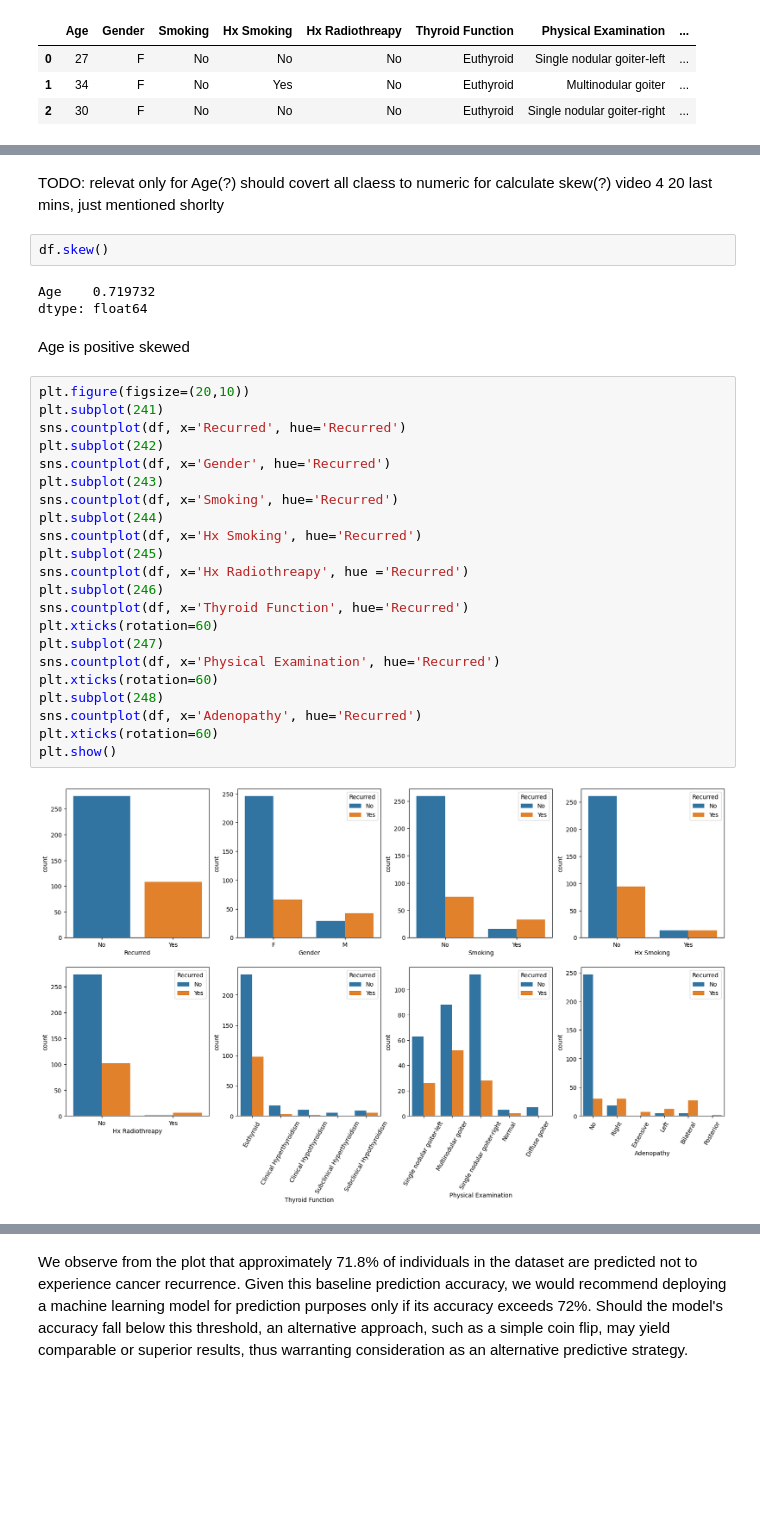
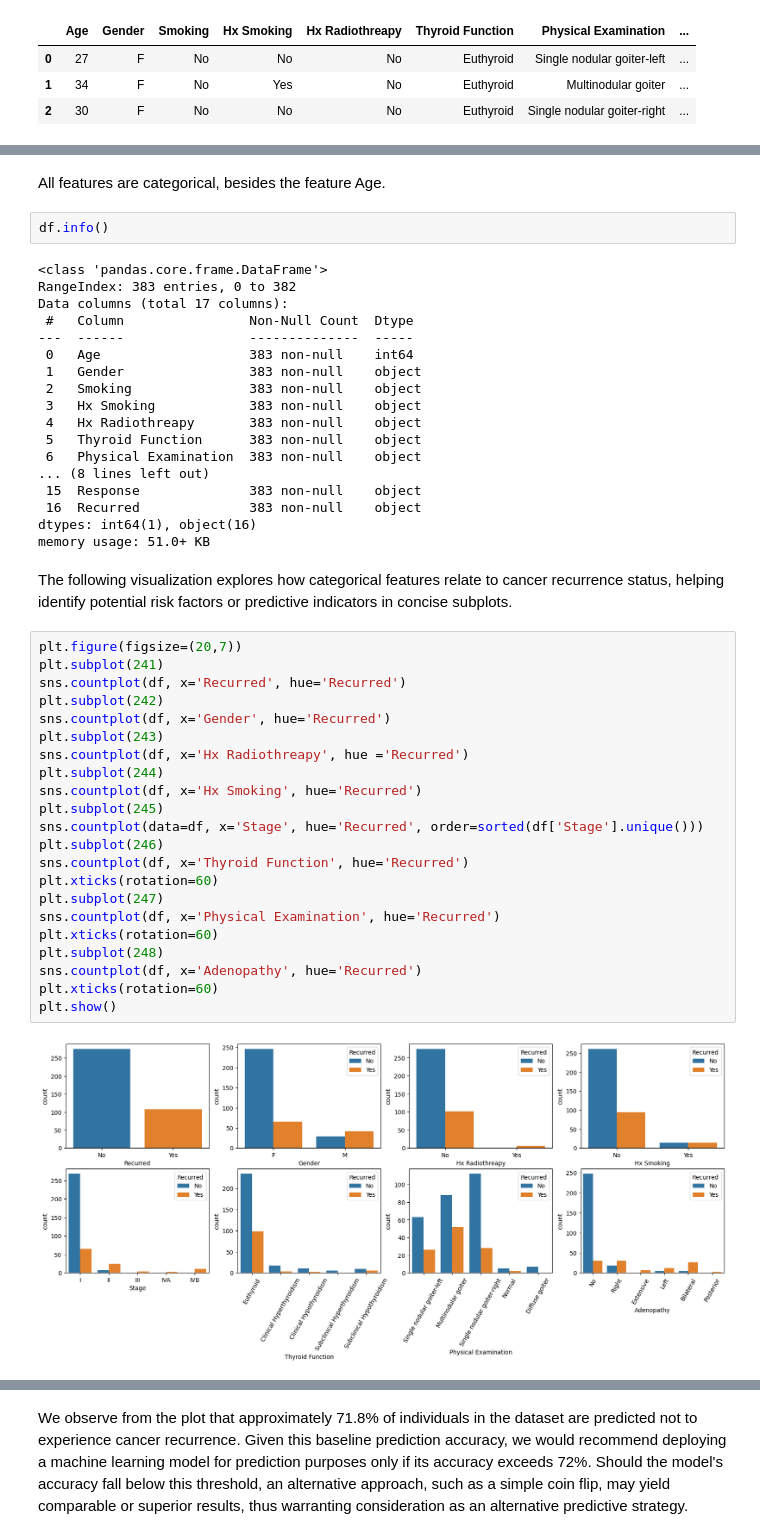
Before and after one commit to CEitanC/TDS, a Jupyter notebook: Second_Submission.ipynb, the cells around one changed output, grey strips where cells are left out. Drawn from its saved outputs; the diff is of its cells as text; blank space fills up the shorter version.

```diff
--- a/Second_Submission.ipynb
+++ b/Second_Submission.ipynb
@@ -53,33 +45,48 @@ df.head(3)
-# %% [markdown]
-TODO: relevat only for Age(?) should covert all claess to numeric for calculate skew(?) video 4 20 last mins, just mentioned shorlty
+# %% [markdown]
+All features are categorical, besides the feature Age.
 # %%
-df.skew()
+df.info()
 # %% [output]
-Age    0.719732
-dtype: float64
+<class 'pandas.core.frame.DataFrame'>
+RangeIndex: 383 entries, 0 to 382
+Data columns (total 17 columns):
+ #   Column                Non-Null Count  Dtype
+---  ------                --------------  -----
+ 0   Age                   383 non-null    int64
+ 1   Gender                383 non-null    object
+ 2   Smoking               383 non-null    object
+ 3   Hx Smoking            383 non-null    object
+ 4   Hx Radiothreapy       383 non-null    object
+ 5   Thyroid Function      383 non-null    object
+ 6   Physical Examination  383 non-null    object
+... (8 lines left out)
+ 15  Response              383 non-null    object
+ 16  Recurred              383 non-null    object
+dtypes: int64(1), object(16)
+memory usage: 51.0+ KB
-# %% [markdown]
-Age is positive skewed
+# %% [markdown]
+The following visualization explores how categorical features relate to cancer recurrence status, helping identify potential risk factors or predictive indicators in concise subplots.
 # %%
-plt.figure(figsize=(20,10))
+plt.figure(figsize=(20,7))
 plt.subplot(241)
 sns.countplot(df, x='Recurred', hue='Recurred')
 plt.subplot(242)
 sns.countplot(df, x='Gender', hue='Recurred')
 plt.subplot(243)
-sns.countplot(df, x='Smoking', hue='Recurred')
+sns.countplot(df, x='Hx Radiothreapy', hue ='Recurred')
 plt.subplot(244)
 sns.countplot(df, x='Hx Smoking', hue='Recurred')
 plt.subplot(245)
-sns.countplot(df, x='Hx Radiothreapy', hue ='Recurred')
+sns.countplot(data=df, x='Stage', hue='Recurred', order=sorted(df['Stage'].unique()))
 plt.subplot(246)
 sns.countplot(df, x='Thyroid Function', hue='Recurred')
 plt.xticks(rotation=60)
 plt.subplot(247)
 sns.countplot(df, x='Physical Examination', hue='Recurred')
 plt.xticks(rotation=60)
 plt.subplot(248)
 sns.countplot(df, x='Adenopathy', hue='Recurred')
 plt.xticks(rotation=60)
 plt.show()
 # %% [output]
-[figure, old version]
+[figure, new version]
```
Also changed, not shown: parts of 45 cells of this notebook.
